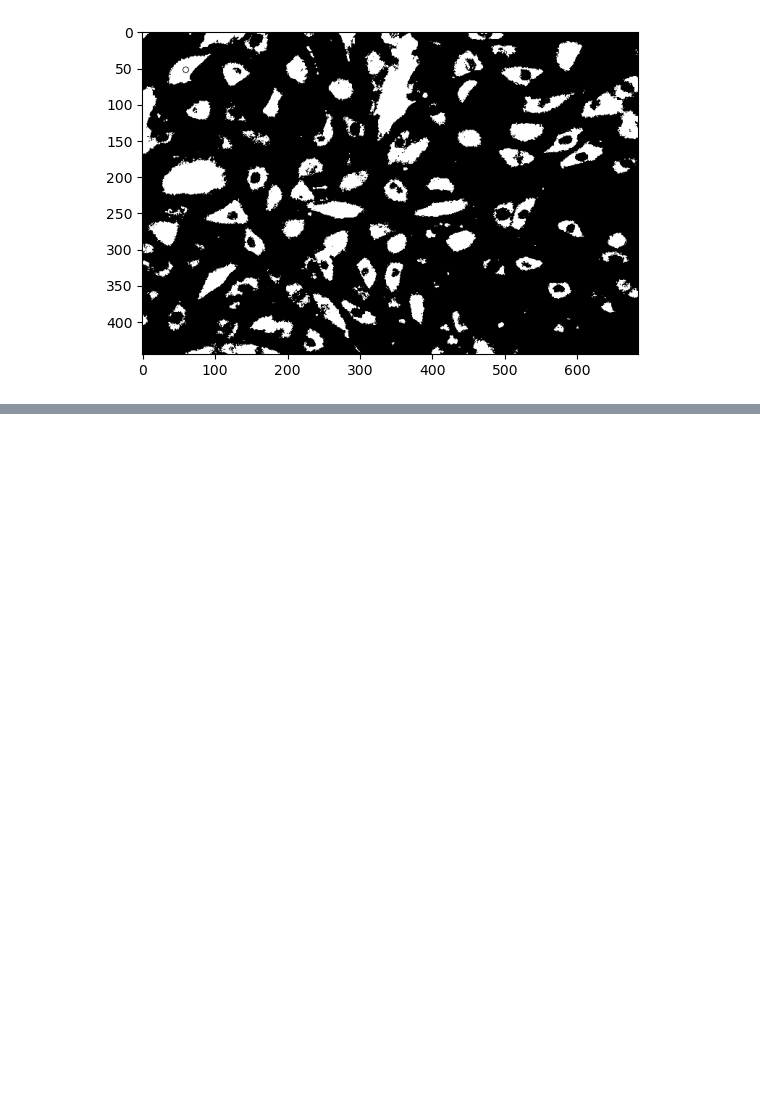
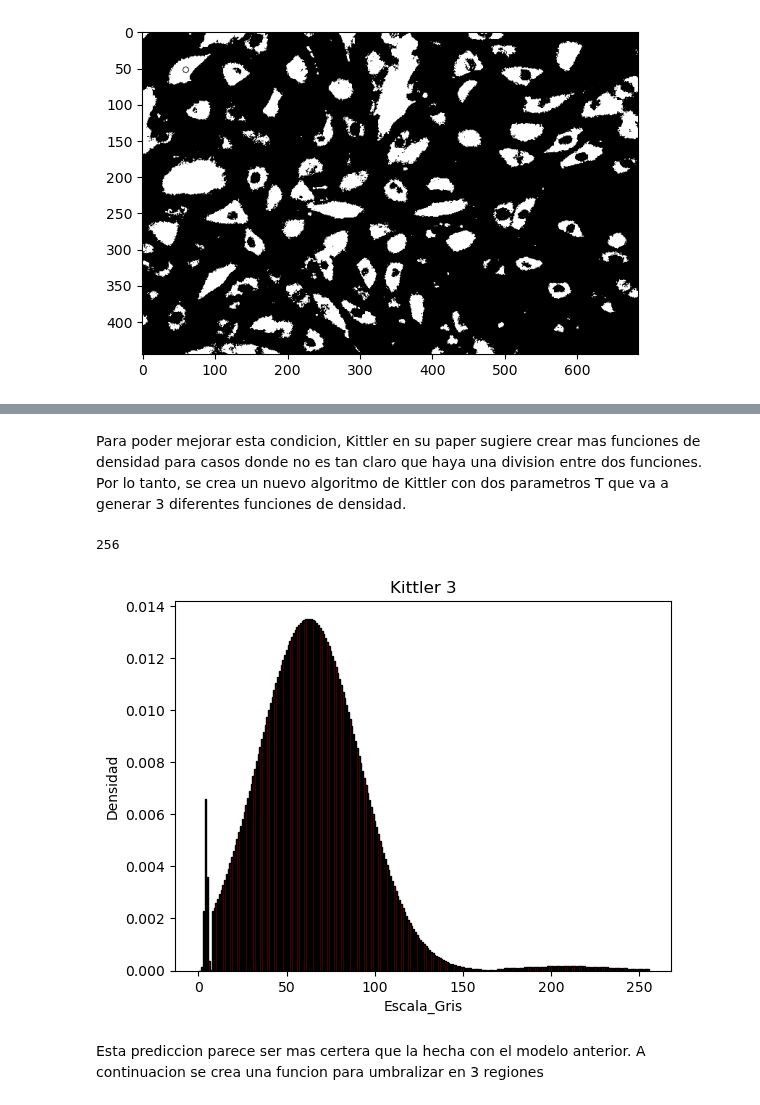
Before and after one commit to YoksanVC/TEC_DataScienceCert, a Jupyter notebook: Module_3_Estadistica_CienciaDatos/Trabajo_Practico_0_Kittler/Trabajo_Practico_0_Kittler.ipynb, the cells around one changed output, grey strips where cells are left out. Saved outputs shown, nothing was run; the diff lists cells and outputs as text; code cells hidden in the pictures; blank space fills up the shorter version.

```diff
--- a/Module_3_Estadistica_CienciaDatos/Trabajo_Practico_0_Kittler/Trabajo_Practico_0_Kittler.ipynb
+++ b/Module_3_Estadistica_CienciaDatos/Trabajo_Practico_0_Kittler/Trabajo_Practico_0_Kittler.ipynb
@@ -615,0 +684,2 @@ Imagen umbralizada:
+# %% [markdown]
+Para poder mejorar esta condicion, Kittler en su paper sugiere crear mas funciones de densidad para casos donde no es tan claro que haya una division entre dos funciones. Por lo tanto, se crea un nuevo algoritmo de Kittler con dos parametros T que va a generar 3 diferentes funciones de densidad.
@@ -615,0 +725,34 @@ Imagen umbralizada:
+# %%
+# Creando la funcion de densidad kittler 3
+def modelo_kittler_3(T_kittler1, T_kittler2, arr_size, histograma):
+    # Calcular los momentos estadisticos:
+    P_1,P_2,P_3,m_1,m_2,m_3,var_1,var_2,var_3 = calcular_3_momentos_estadisticos(T_kittler1,T_kittler2,histograma)
+
+    # Crear arreglos de valores x para evaluar en las funciones de densidad
+    x1 = np.arange(0,T_kittler1)
+    x2 = np.arange(T_kittler1,T_kittler2)
+    x3 = np.arange(T_kittler2,arr_size)
+
+    # Creando ambas funciones de densidad de probabilidad con los parametros previamente calculados
+    prod_dens_1 = gaus_den_func(P_1,x1,m_1,torch.sqrt(torch.tensor(var_1)))
+    prod_dens_2 = gaus_den_func(P_2,x2,m_2,torch.sqrt(torch.tensor(var_2)))
+    prod_dens_3 = gaus_den_func(P_3,x3,m_3,torch.sqrt(torch.tensor(var_3)))
+
+    # Creando la funcion de densidad Kittler
+    kittler = np.concatenate((prod_dens_1.numpy(),prod_dens_2.numpy(),prod_dens_3.numpy()),axis=None)
+
+    return kittler
+# %%
+# Calculando la nueva prediccion
+t1 = 8
+t2 = 170
+y_pred_kit3 = modelo_kittler_3(t1,t2,hist_norm_imagen2.size,hist_norm_imagen2)
+print(y_pred_kit3.size)
+# %% [output]
+256
+# %%
+plot_bar(bins_imagen2,y_pred_kit3,"Escala_Gris","Densidad","Kittler 3")
+# %% [output]
+[figure, added]
+# %% [markdown]
+Esta prediccion parece ser mas certera que la hecha con el modelo anterior. A continuacion se crea una funcion para umbralizar en 3 regiones
```
Also changed, not shown: parts of 20 cells of this notebook.
